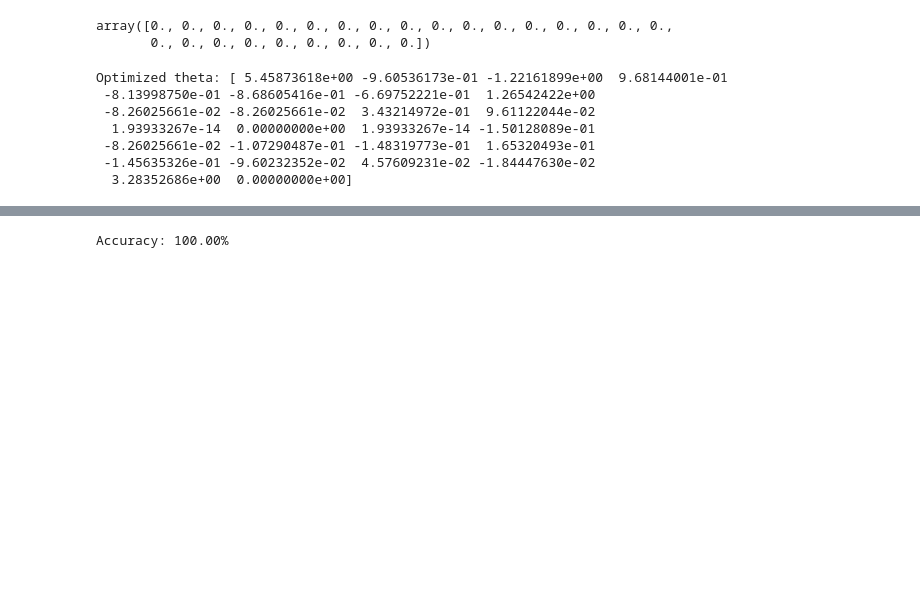
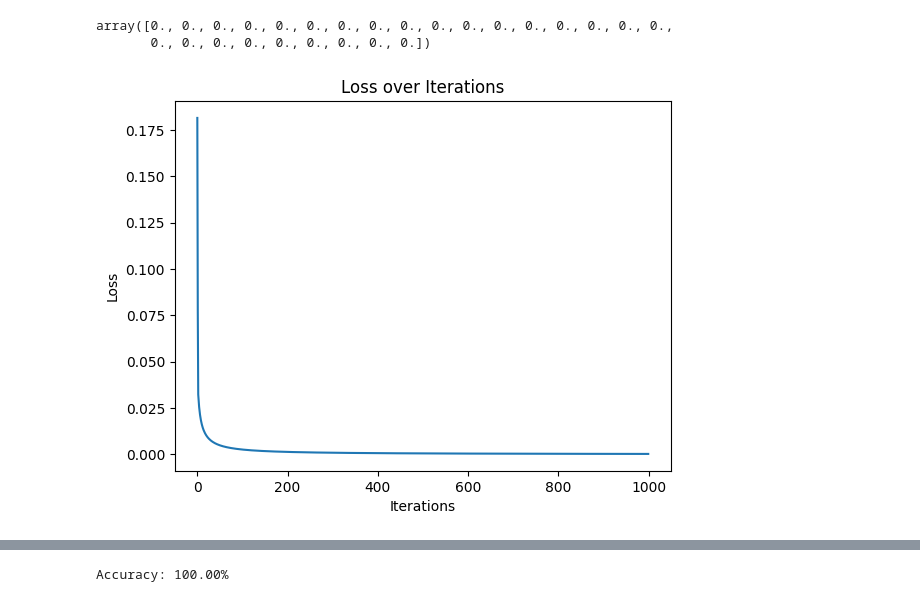
Before and after one commit to aaminah-arif/IoT-Monitoring-of-Water-Quality-and-Tilapia, a Jupyter notebook: Logistic Regression Project.ipynb, the cells around one changed output, grey strips where cells are left out. Cells and saved outputs as stored; diff of their text form; code cells hidden in the pictures; blank space fills up the shorter version.

```diff
--- a/Logistic Regression Project.ipynb
+++ b/Logistic Regression Project.ipynb
@@ -409,8 +400,19 @@ array([[ 219,    0],
 # %%
 # Getting the coefficents of the model
-coefficients = logmodel.coef_  # Coefficients for each feature
+# coefficients = logmodel.coef_  # Coefficients for each feature
+# intercept = logmodel.intercept_  # Intercept (bias term)
+
+#print("Coefficients:", coefficients)
+#print("Intercept:", intercept)
+
+coefficients = logmodel.coef_[0]  # Flatten the coefficients array if it's 2D
 intercept = logmodel.intercept_  # Intercept (bias term)
 
-print("Coefficients:", coefficients)
-print("Intercept:", intercept)
+# Print intercept
+print(f"Intercept (theta_0): {intercept[0]:.6f}")  # Assuming intercept is a 1D array
+
+# Print coefficients
+print("\nOptimized coefficients:")
+for i, value in enumerate(coefficients):
+    print(f"theta_{i+1}: {value:.6f}")  # Start from theta_1 for the coefficients
 # %% [output]
@@ -497,10 +512,14 @@ def gradient(X, y, theta):
 # %%
 # Updating theta
 def gradient_descent(X, y, theta, learning_rate=0.01, epochs=1000):
+
+    loss_history = []
     """Perform gradient descent to optimize theta."""
     for i in range(epochs):
         theta = theta - (learning_rate * gradient(X, y, theta))
-    return theta
+        loss =  -np.mean(y * np.log(sigmoid(np.dot(X, theta))) + (1 - y) * np.log(1 - sigmoid(np.dot(X, theta))))
+        loss_history.append(loss)
+    return theta, loss_history
 # %%
 def predict(X, theta):
     """Predict binary labels using the trained logistic regression model."""
@@ -510,10 +527,14 @@ theta = gradient_descent(X_train, y_train, theta, learning_rate=0.001, epochs=10
-# %%
-print(f"Optimized theta: {theta}")
-# %% [output]
-Optimized theta: [ 5.45873618e+00 -9.60536173e-01 -1.22161899e+00  9.68144001e-01
- -8.13998750e-01 -8.68605416e-01 -6.69752221e-01  1.26542422e+00
- -8.26025661e-02 -8.26025661e-02  3.43214972e-01  9.61122044e-02
-  1.93933267e-14  0.00000000e+00  1.93933267e-14 -1.50128089e-01
- -8.26025661e-02 -1.07290487e-01 -1.48319773e-01  1.65320493e-01
- -1.45635326e-01 -9.60232352e-02  4.57609231e-02 -1.84447630e-02
-  3.28352686e+00  0.00000000e+00]
+# %%
+theta = np.zeros(X_train.shape[1])
+theta, loss_history = gradient_descent(X_train, y_train, theta, learning_rate=0.001, epochs=1000)
+
+import matplotlib.pyplot as plt
+plt.plot(range(len(loss_history)), loss_history)
+plt.xlabel('Iterations')
+plt.ylabel('Loss')
+plt.title('Loss over Iterations')
+plt.show()
+
+#from the graph below, it doesnt look like the value is c
+# %% [output]
+[figure, added]
```
Also changed, not shown: parts of 15 cells of this notebook.
